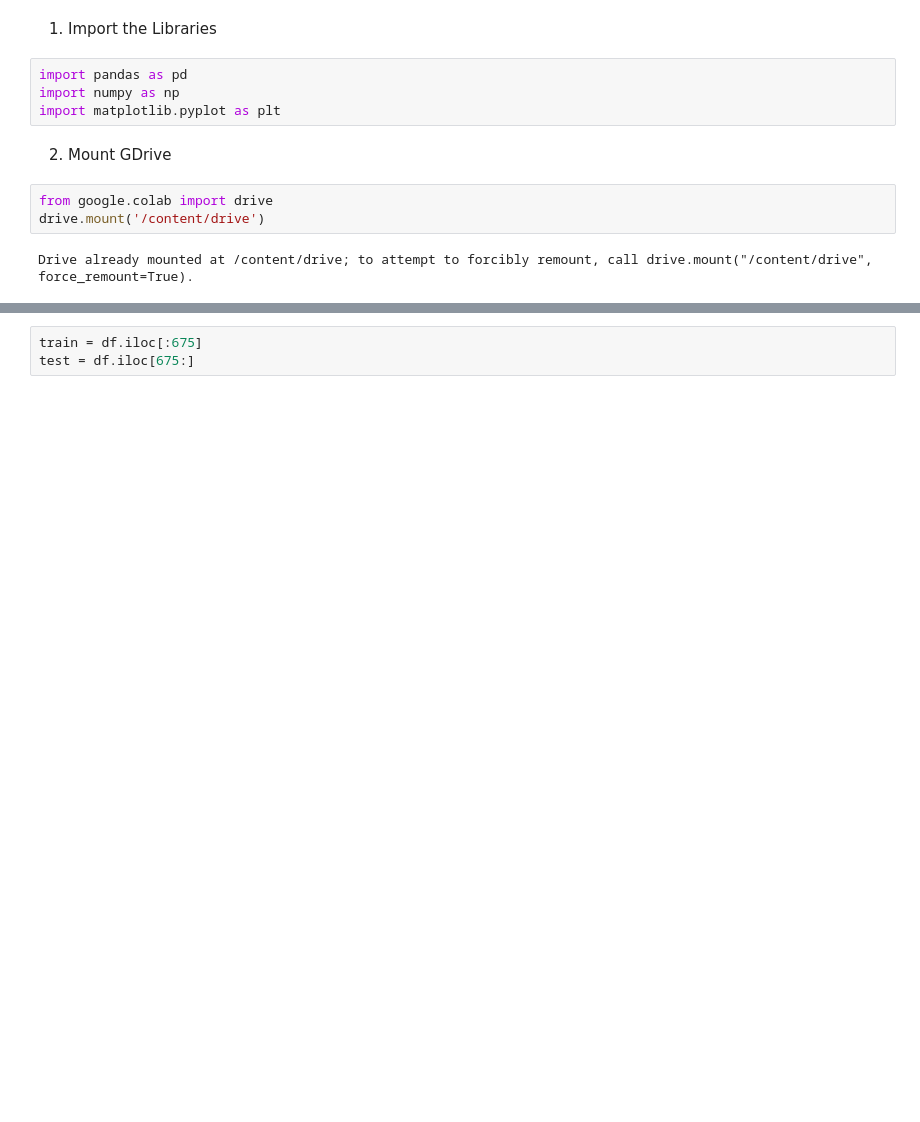
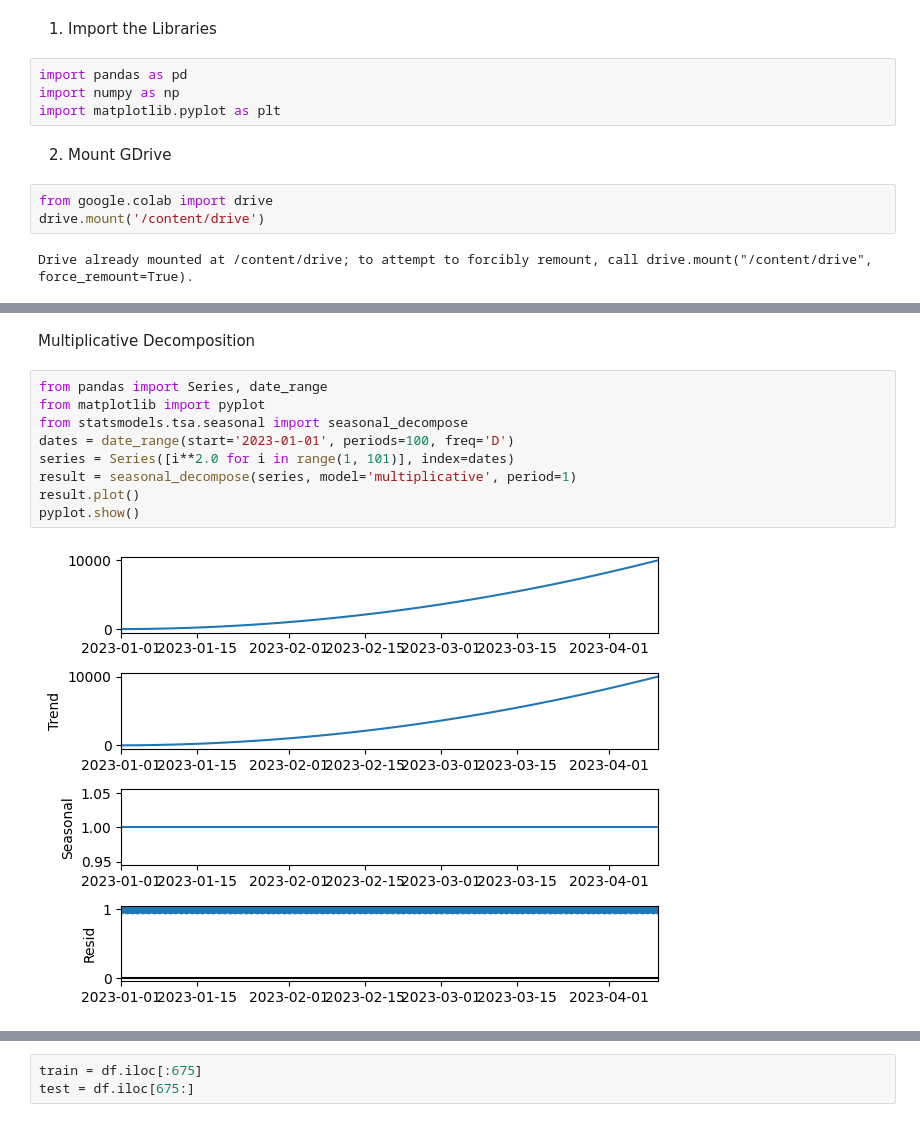
Before and after one commit to abhinabmondal/CSIR-CMERI, a Jupyter notebook: DCM.ipynb, the cells around one changed output, grey strips where cells are left out. Drawn from its saved outputs; the diff is of its cells as text; blank space fills up the shorter version.

```diff
--- a/DCM.ipynb
+++ b/DCM.ipynb
@@ -145,3 +524,16 @@ KeyError: ignored
+# %% [markdown]
+Multiplicative Decomposition
+# %%
+from pandas import Series, date_range
+from matplotlib import pyplot
+from statsmodels.tsa.seasonal import seasonal_decompose
+dates = date_range(start='2023-01-01', periods=100, freq='D')
+series = Series([i**2.0 for i in range(1, 101)], index=dates)
+result = seasonal_decompose(series, model='multiplicative', period=1)
+result.plot()
+pyplot.show()
+# %% [output]
+[figure, added]
 # %%
 len(df)
 # %% [output]
```
Also changed, not shown: parts of 71 cells of this notebook.
